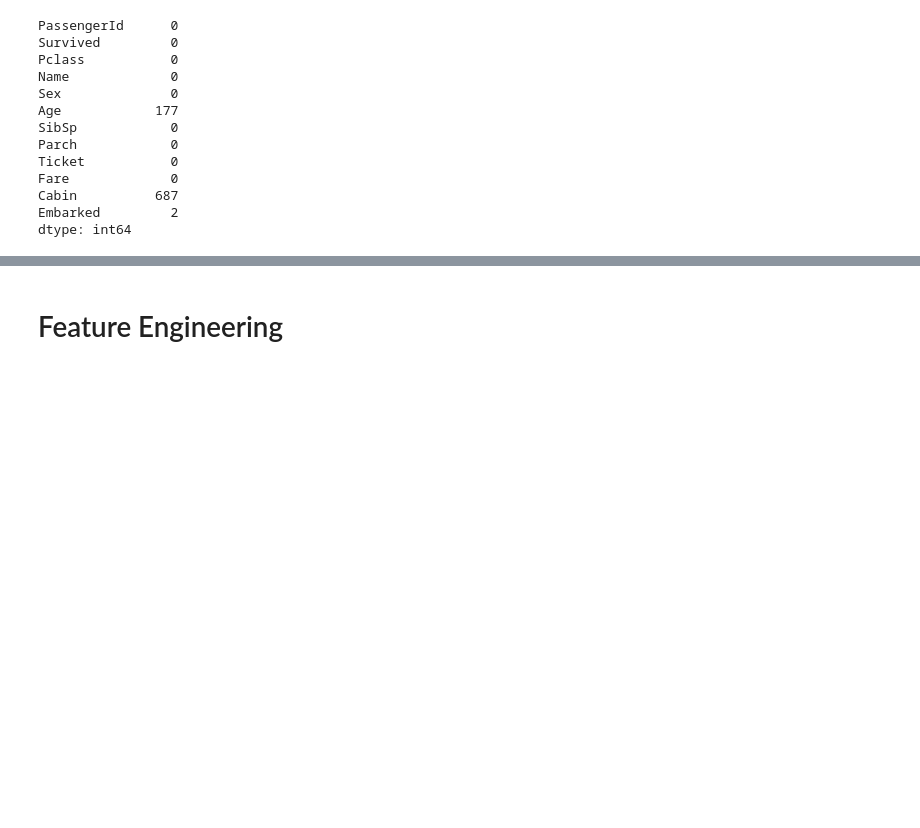
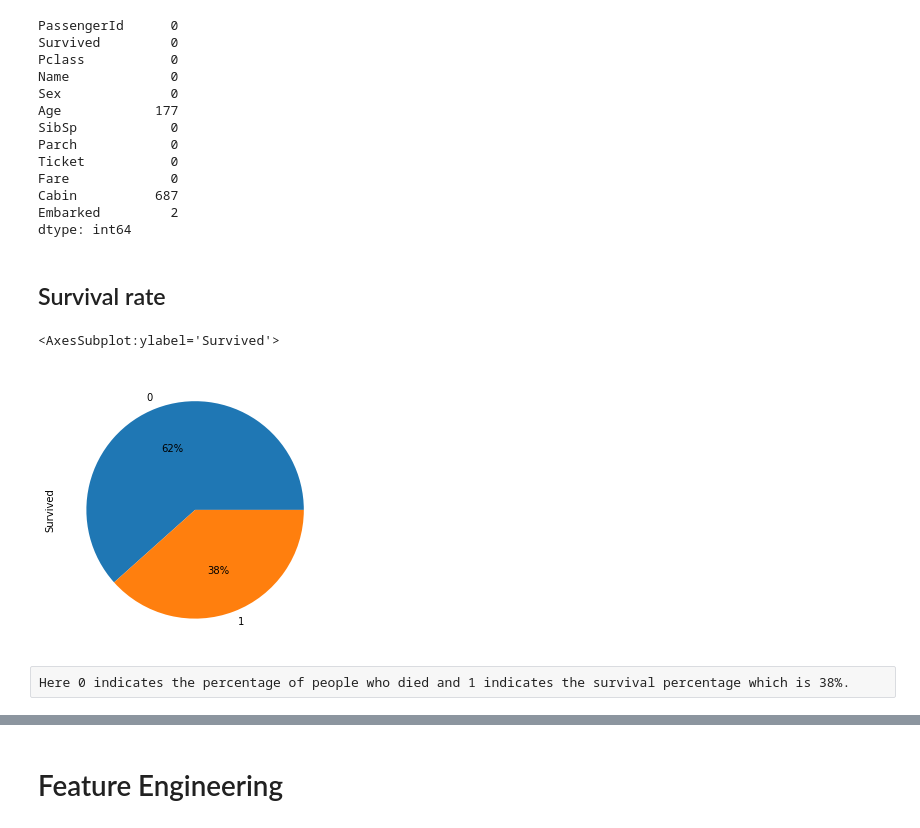
Before and after one commit to srpanchal/titanic-kaggle-Machine-Learning, a Jupyter notebook: titanic.ipynb, the cells around one changed output, grey strips where cells are left out. Drawn from its saved outputs; the diff is of its cells as text; code cells hidden in the pictures; blank space fills up the shorter version.

```diff
--- a/titanic.ipynb
+++ b/titanic.ipynb
@@ -1,11 +8,6 @@
 # %%
-%matplotlib inline
-import numpy as np
-import pandas as pd
-import re as re
-
-train = pd.read_csv('../input/titanic/train.csv', header = 0, dtype={'Age': np.float64})
-test  = pd.read_csv('../input/titanic/test.csv' , header = 0, dtype={'Age': np.float64})
+train = pd.read_csv('train.csv', header = 0, dtype={'Age': np.float64})
+test  = pd.read_csv('test.csv' , header = 0, dtype={'Age': np.float64})
 full_data = [train, test]
 # %%
 train.describe()
@@ -57,3 +59,13 @@ Fare             0
 Cabin          687
 Embarked         2
 dtype: int64
+# %% [markdown]
+## Survival rate
+# %%
+plt.figure(figsize=(5,5))
+train.Survived.value_counts().plot(kind='pie', autopct= '%0.0f%%')
+# %% [output]
+<AxesSubplot:ylabel='Survived'>
+[figure, added]
+# %% [raw]
+Here 0 indicates the percentage of people who died and 1 indicates the survival percentage which is 38%.
```
Also changed, not shown: parts of 21 cells of this notebook.
